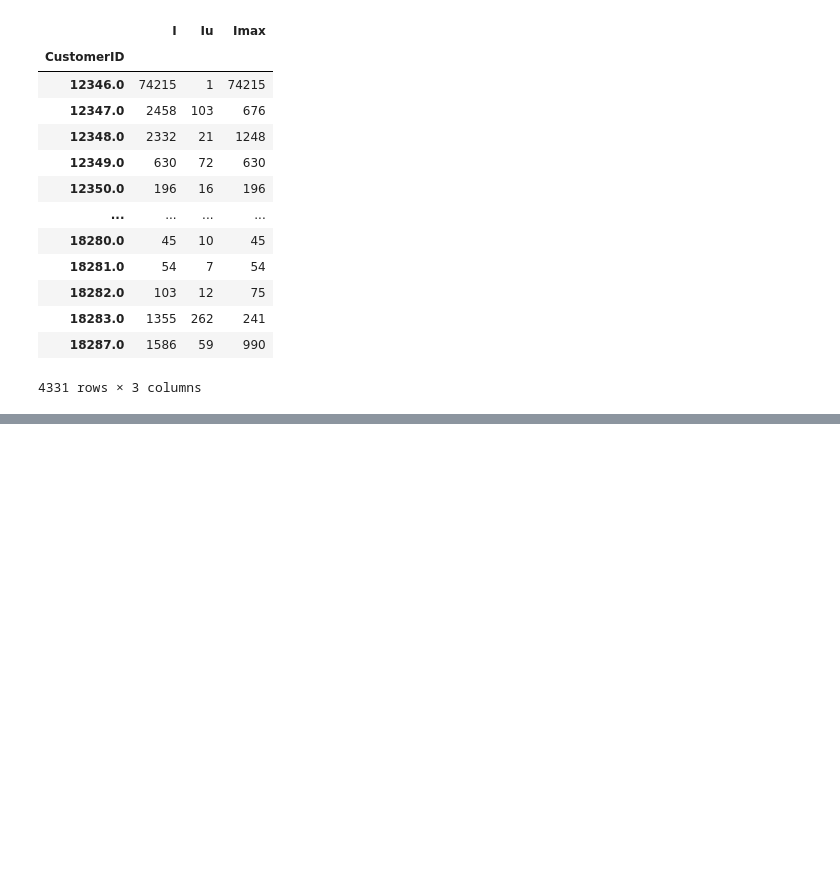
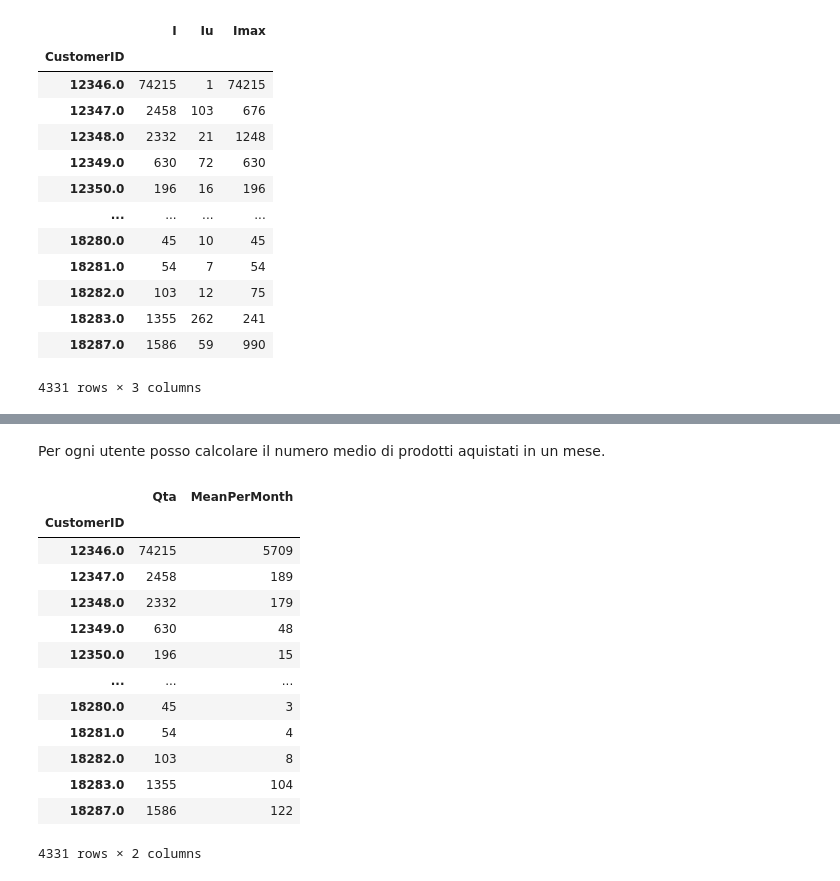
Before and after one commit to saramont/customer_supermarket_analysis, a Jupyter notebook: data_transformation.ipynb, the cells around one changed output, grey strips where cells are left out. Saved outputs shown, nothing was run; the diff lists cells and outputs as text; code cells hidden in the pictures; blank space fills up the shorter version.

```diff
--- a/data_transformation.ipynb
+++ b/data_transformation.ipynb
@@ -117,0 +189,23 @@ df_customer
+# %% [markdown]
+Per ogni utente posso calcolare il numero medio di prodotti aquistati in un mese.
+# %%
+tmp = df.groupby(['CustomerID', pd.Grouper(key="BasketDate", freq="M")]).aggregate({'Qta':'sum'})
+tmp2 = tmp.reset_index(level='BasketDate').groupby('CustomerID').aggregate({'Qta':'sum'})
+tmp2['MeanPerMonth'] = tmp2['Qta']/13
+tmp2['MeanPerMonth'] = tmp2['MeanPerMonth'].round().astype(int).copy()
+tmp2
+# %% [output]
+|  | Qta | MeanPerMonth |
+| CustomerID |  |  |
+| 12346.0 | 74215 | 5709 |
+| 12347.0 | 2458 | 189 |
+| 12348.0 | 2332 | 179 |
+| 12349.0 | 630 | 48 |
+| 12350.0 | 196 | 15 |
+| ... | ... | ... |
+| 18280.0 | 45 | 3 |
+| 18281.0 | 54 | 4 |
+| 18282.0 | 103 | 8 |
+| 18283.0 | 1355 | 104 |
+| 18287.0 | 1586 | 122 |
+4331 rows × 2 columns
```
Also changed, not shown: parts of 11 cells of this notebook.
